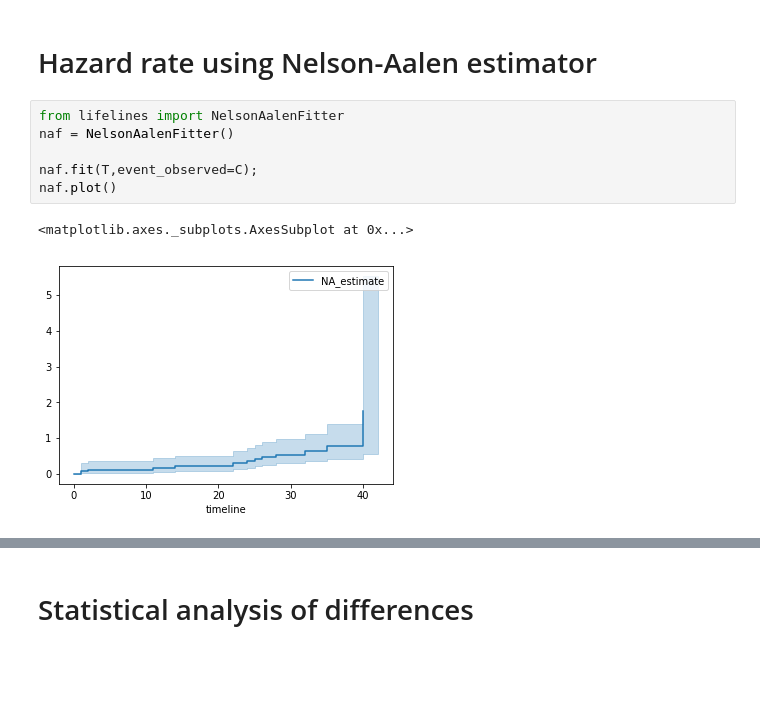
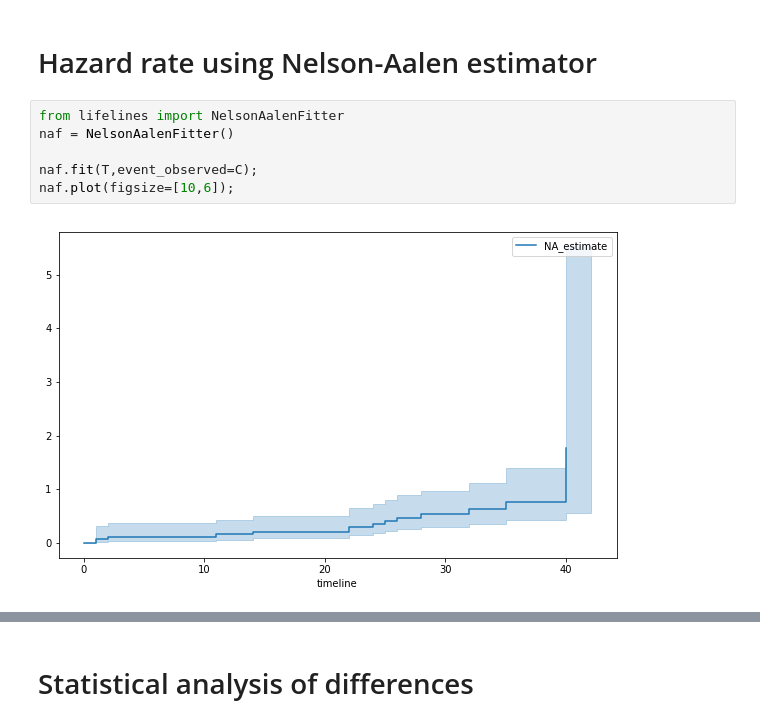
Before and after one commit to zuzannna/can-you-survive-this, a Jupyter notebook: example_notebooks/SurvivalAnalysisExample.ipynb, the cells around one changed output, grey strips where cells are left out. Drawn from its saved outputs; the diff is of its cells as text; blank space fills up the shorter version.

```diff
--- a/example_notebooks/SurvivalAnalysisExample.ipynb
+++ b/example_notebooks/SurvivalAnalysisExample.ipynb
@@ -119,10 +106,9 @@ kmf.plot(ax=ax)
 # %%
 from lifelines import NelsonAalenFitter
 naf = NelsonAalenFitter()
 
 naf.fit(T,event_observed=C);
-naf.plot()
+naf.plot(figsize=[10,6]);
 # %% [output]
-<matplotlib.axes._subplots.AxesSubplot at 0x...>
-[figure, old version]
+[figure, new version]
 # %%
```
Also changed, not shown: parts of 25 cells of this notebook.
